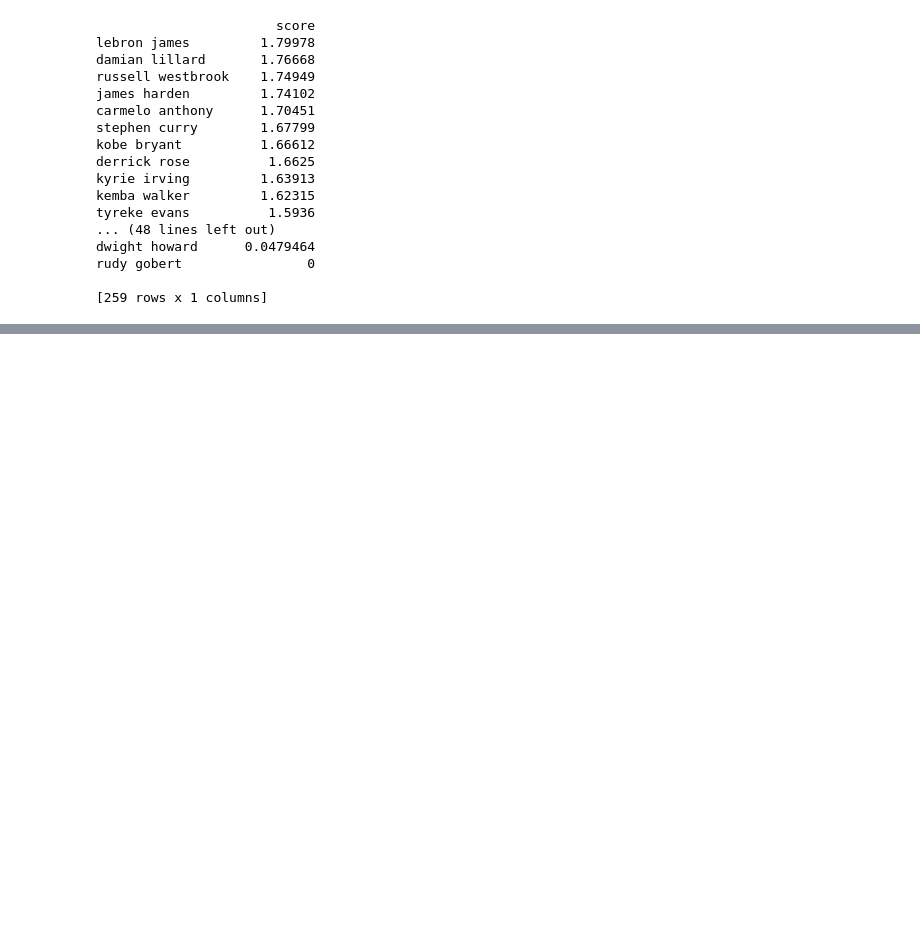
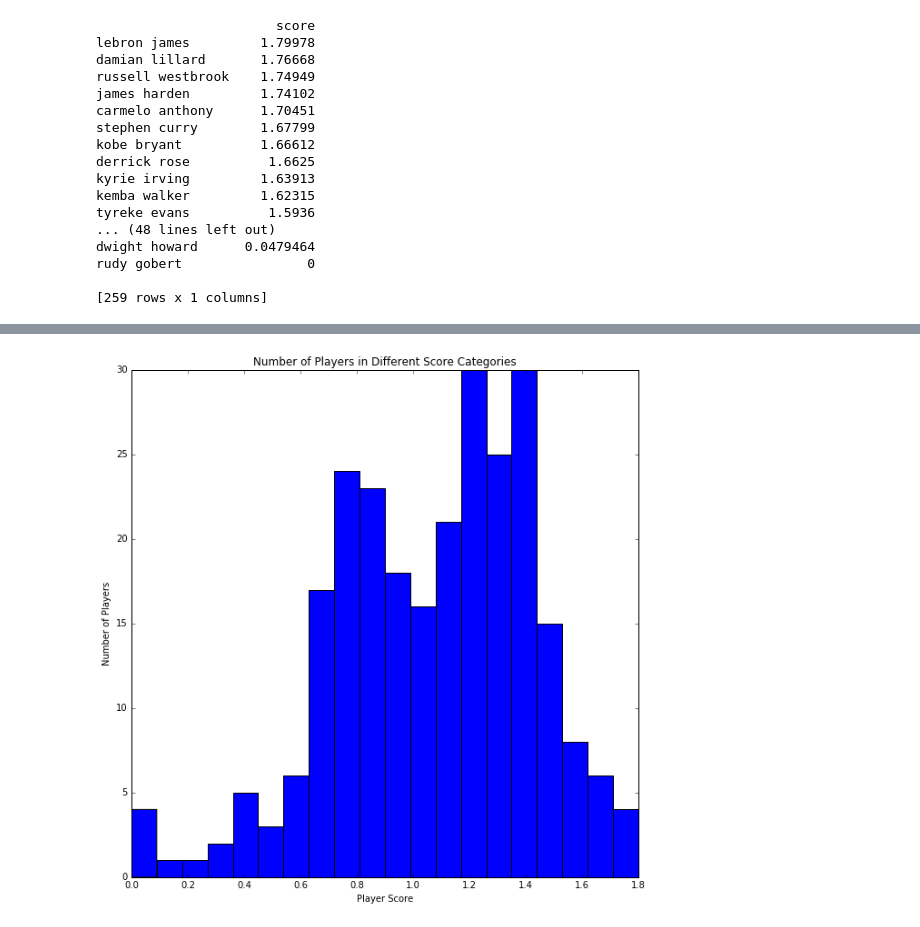
Before and after one commit to kylekwong/cs109-hot-hand, a Jupyter notebook: hot_hand_updated_data.ipynb, the cells around one changed output, grey strips where cells are left out. Cells and saved outputs as stored; diff of their text form; code cells hidden in the pictures; blank space fills up the shorter version.

```diff
--- a/hot_hand_updated_data.ipynb
+++ b/hot_hand_updated_data.ipynb
@@ -197,0 +218,10 @@ rudy gobert                0
+# %%
+fig = plt.figure(figsize=(10, 10))
+ax1 = fig.add_subplot(1, 1, 1)
+ax1.hist(df_score.values, bins = 20)
+ax1.set_title('Number of Players in Different Score Categories')
+ax1.set_ylabel('Number of Players')
+ax1.set_xlabel('Player Score')
+plt.show()
+# %% [output]
+[figure, added]
```
Also changed, not shown: parts of 3 cells of this notebook, 1 other file.
